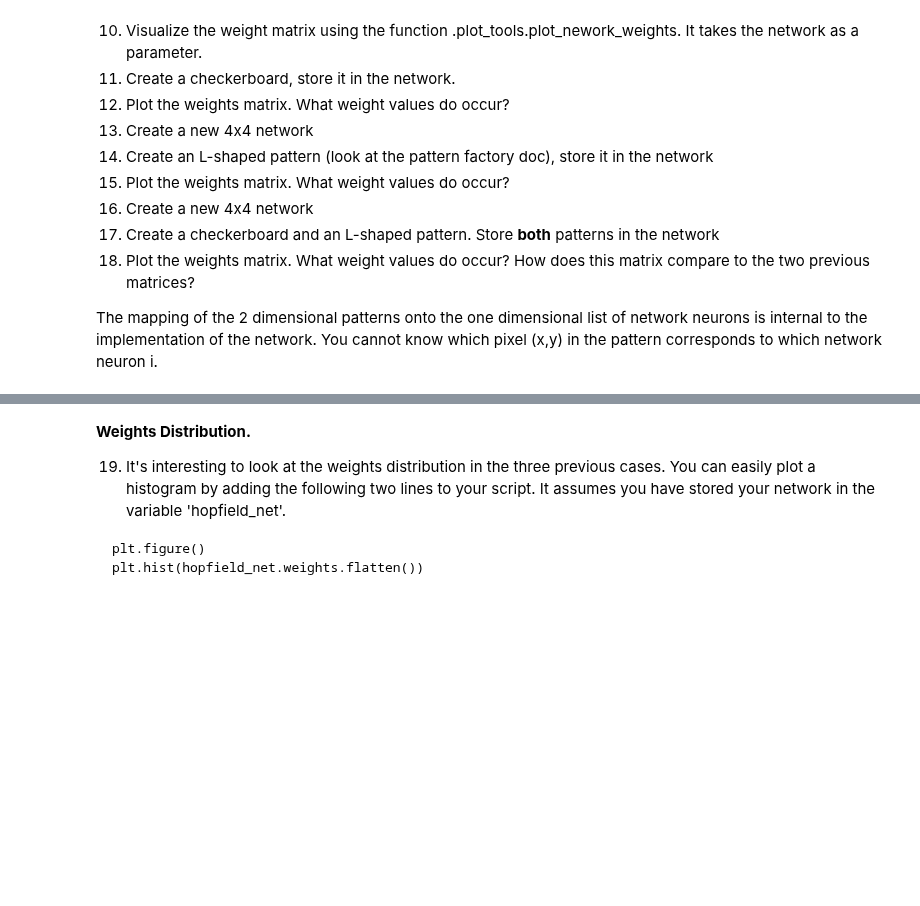
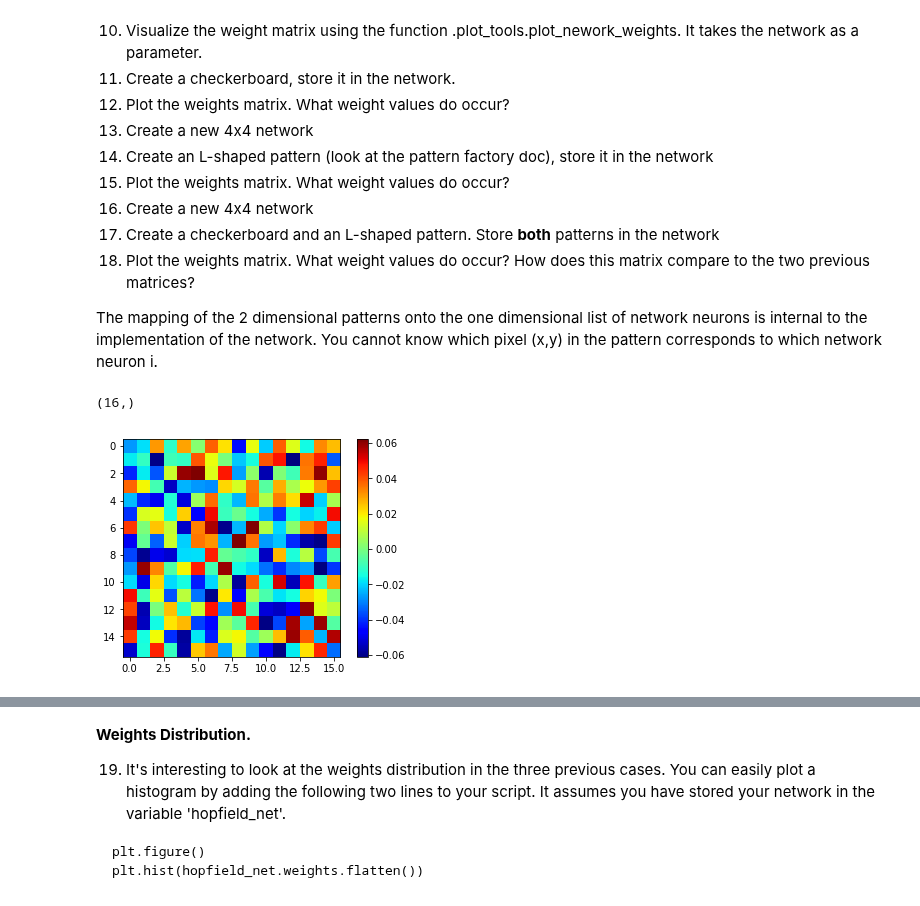
Before and after one commit to mackelab/msne-lsmlsda-2019, a Jupyter notebook: your-code/project1_NiLi/01_hopfield_network.ipynb, the cells around one changed output, grey strips where cells are left out. Saved outputs shown, nothing was run; the diff lists cells and outputs as text; code cells hidden in the pictures; blank space fills up the shorter version.

```diff
--- a/your-code/project1_NiLi/01_hopfield_network.ipynb
+++ b/your-code/project1_NiLi/01_hopfield_network.ipynb
@@ -170,3 +170,17 @@ The patterns a Hopfield network learns are not stored explicitly. Instead, the n
 18. Plot the weights matrix. What weight values do occur? How does this matrix compare to the two previous matrices?
 
 The mapping of the 2 dimensional patterns onto the one dimensional list of network neurons is internal to the implementation of the network. You cannot know which pixel (x,y) in the pattern corresponds to which network neuron i.
+# %%
+#8. Create a new 4x4 network. Do not yet store any pattern.
+pattern_size = 4
+hopfield_net1 = network.HopfieldNetwork(nr_neurons=pattern_size**2)
+# 9. What is the size of the network matrix?
+#Size of the network matrix: 16
+print((hopfield_net1.state.shape))
+# %% [output]
+(16,)
+# %%
+#10. Visualize the weight matrix using the function .plot_tools.plot_nework_weights. It takes the network as a parameter.
+plot_tools.plot_nework_weights(hopfield_net1)
+# %% [output]
+[figure, added]
```
Also changed, not shown: parts of 17 cells of this notebook.
